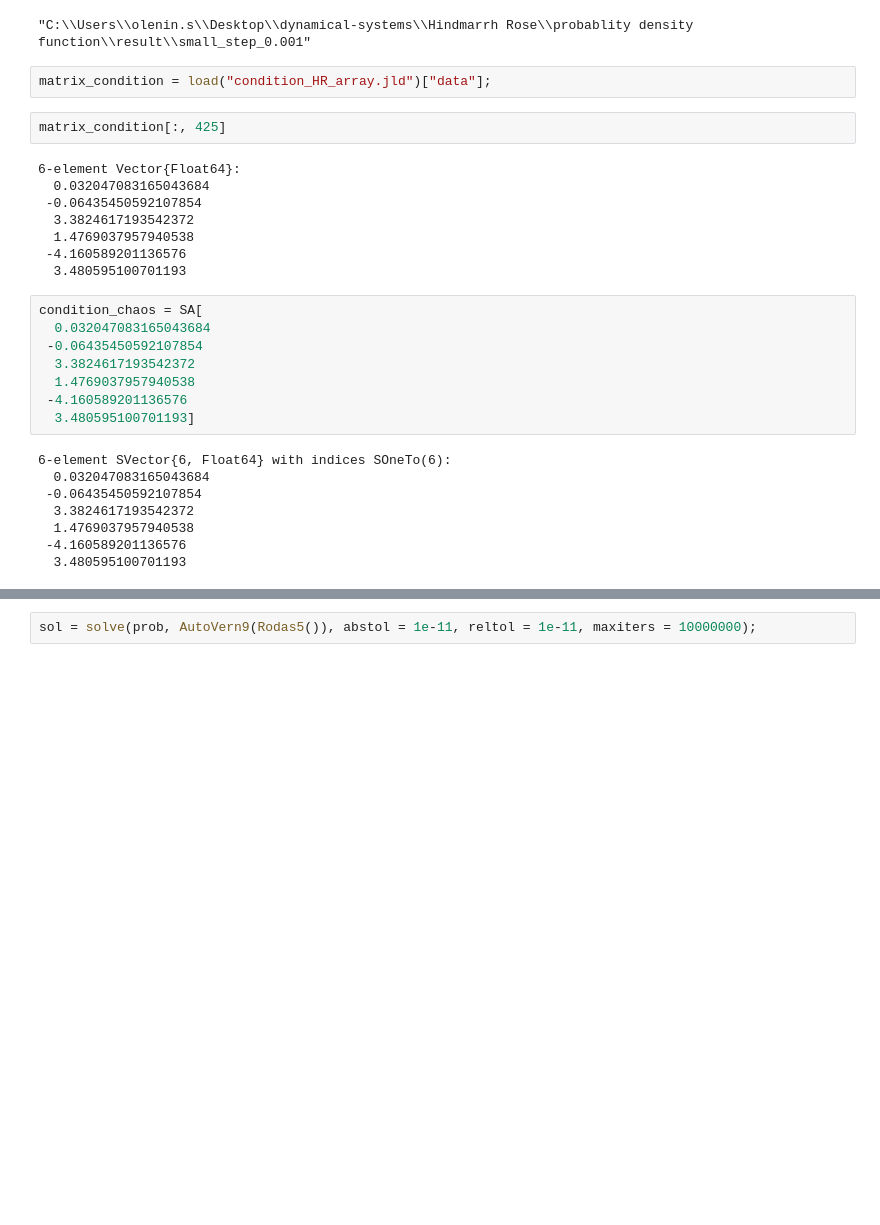
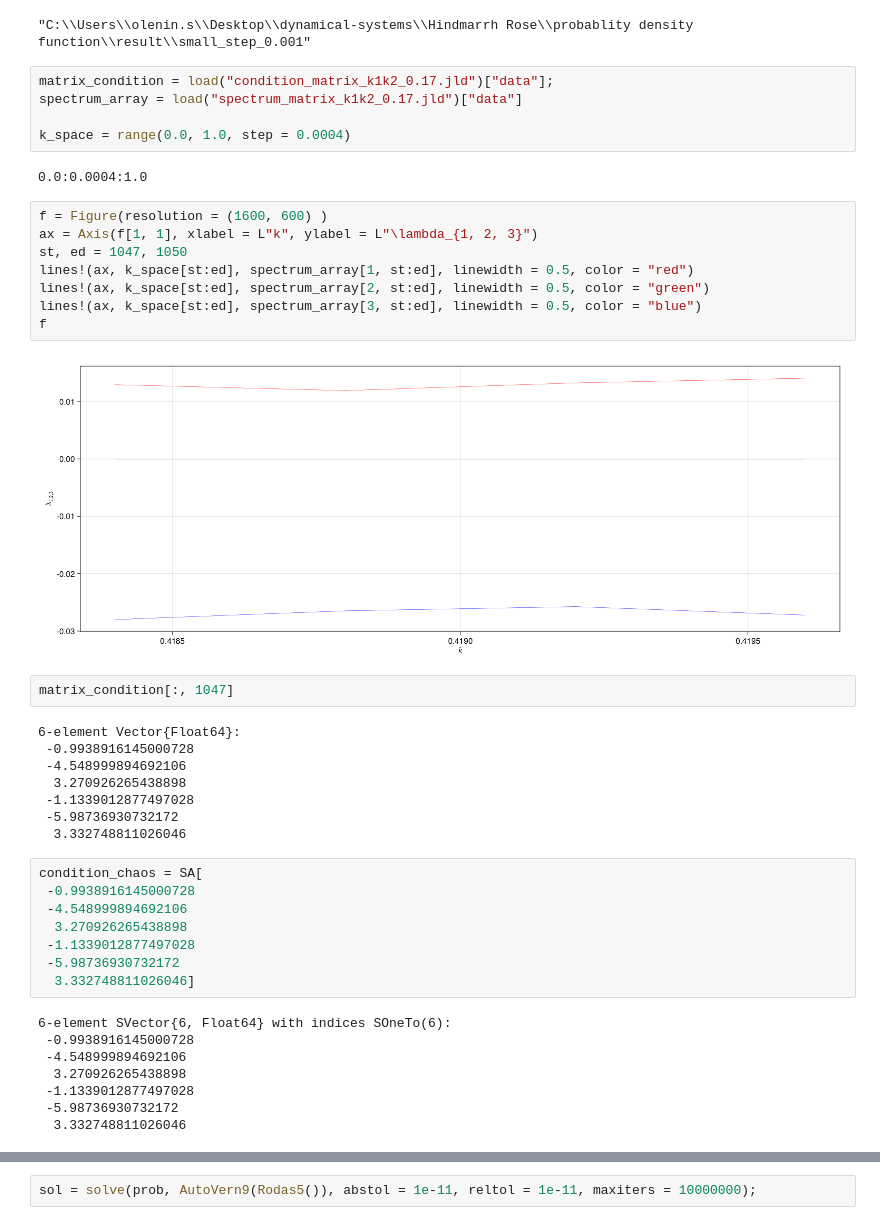
Before and after one commit to SergeyNovak777/dynamical-systems, a Jupyter notebook: Hindmarrh Rose/probablity density function/PDF chaos.ipynb, the cells around one changed output, grey strips where cells are left out. Cells and saved outputs as stored; diff of their text form; blank space fills up the shorter version.

```diff
--- a/Hindmarrh Rose/probablity density function/PDF chaos.ipynb
+++ b/Hindmarrh Rose/probablity density function/PDF chaos.ipynb
@@ -82,31 +80,46 @@ pwd()
 # %% [output]
 "C:\\Users\\olenin.s\\Desktop\\dynamical-systems\\Hindmarrh Rose\\probablity density function\\result\\small_step_0.001"
 # %%
-matrix_condition = load("condition_HR_array.jld")["data"];
+matrix_condition = load("condition_matrix_k1k2_0.17.jld")["data"];
+spectrum_array = load("spectrum_matrix_k1k2_0.17.jld")["data"]
+
+k_space = range(0.0, 1.0, step = 0.0004)
+# %% [output]
+0.0:0.0004:1.0
+# %%
+f = Figure(resolution = (1600, 600) )
+ax = Axis(f[1, 1], xlabel = L"k", ylabel = L"\lambda_{1, 2, 3}")
+st, ed = 1047, 1050
+lines!(ax, k_space[st:ed], spectrum_array[1, st:ed], linewidth = 0.5, color = "red")
+lines!(ax, k_space[st:ed], spectrum_array[2, st:ed], linewidth = 0.5, color = "green")
+lines!(ax, k_space[st:ed], spectrum_array[3, st:ed], linewidth = 0.5, color = "blue")
+f
+# %% [output]
+[figure, added]
 # %%
-matrix_condition[:, 425]
+matrix_condition[:, 1047]
 # %% [output]
 6-element Vector{Float64}:
-  0.032047083165043684
- -0.06435450592107854
-  3.3824617193542372
-  1.4769037957940538
- -4.160589201136576
-  3.480595100701193
+ -0.9938916145000728
+ -4.548999894692106
+  3.270926265438898
+ -1.1339012877497028
+ -5.98736930732172
+  3.332748811026046
 # %%
 condition_chaos = SA[
-  0.032047083165043684
- -0.06435450592107854
-  3.3824617193542372
-  1.4769037957940538
- -4.160589201136576
-  3.480595100701193]
+ -0.9938916145000728
+ -4.548999894692106
+  3.270926265438898
+ -1.1339012877497028
+ -5.98736930732172
+  3.332748811026046]
 # %% [output]
 6-element SVector{6, Float64} with indices SOneTo(6):
-  0.032047083165043684
- -0.06435450592107854
-  3.3824617193542372
-  1.4769037957940538
- -4.160589201136576
-  3.480595100701193
+ -0.9938916145000728
+ -4.548999894692106
+  3.270926265438898
+ -1.1339012877497028
+ -5.98736930732172
+  3.332748811026046
 # %%
```
Also changed, not shown: parts of 12 cells of this notebook.
